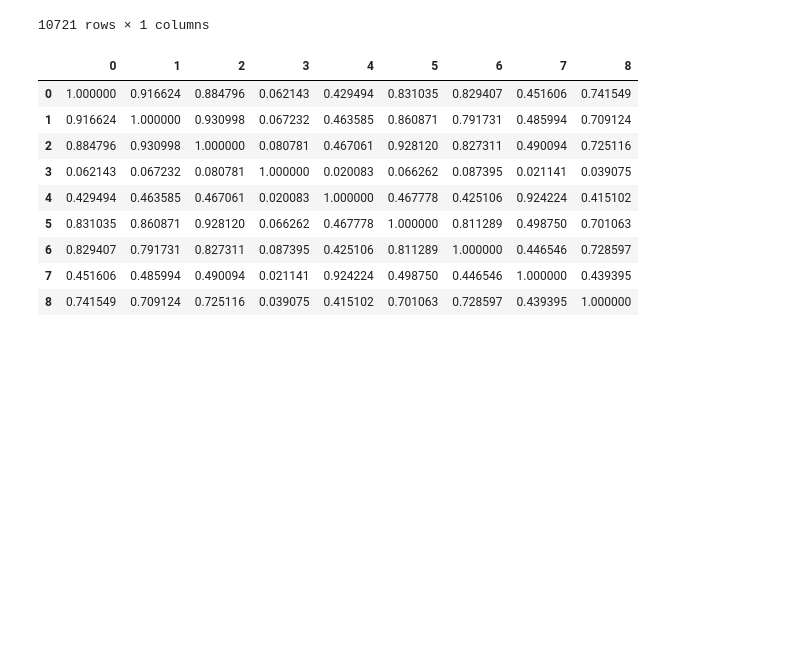
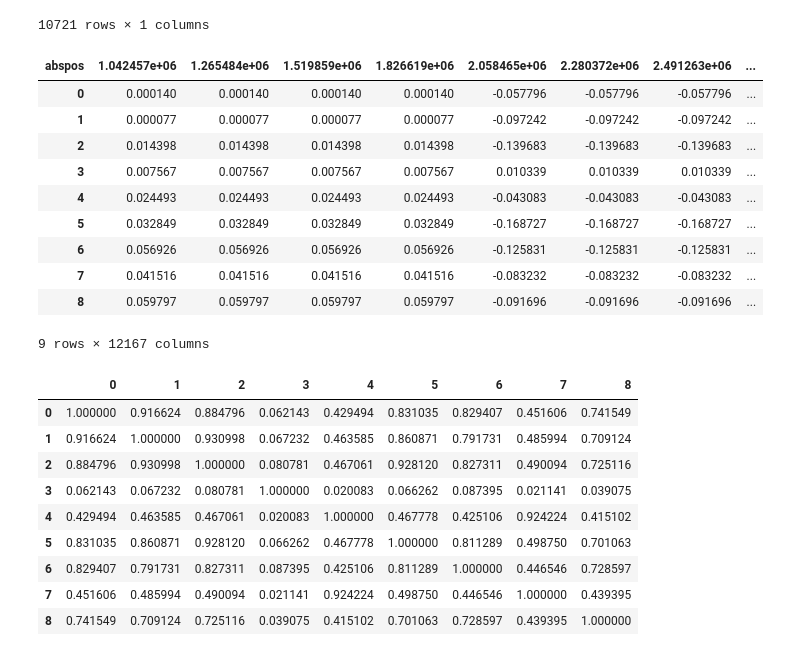
Before and after one commit to PMBio/spaceTree, a Jupyter notebook: notebooks/3_validation.ipynb, the cells around one changed output. Cells and saved outputs as stored; diff of their text form; code cells hidden in the pictures; blank space fills up the shorter version.

```diff
--- a/notebooks/3_validation.ipynb
+++ b/notebooks/3_validation.ipynb
@@ -65,6 +66,20 @@ for cl in range(len(set(clones))):
     sc_clone_size[cl] = len(idx)
 # %%
 cons_sc = pd.DataFrame(cons_sc, columns = rna_cna_small.columns)
+# %%
+cons_sc
+# %% [output]
+| abspos | 1.042457e+06 | 1.265484e+06 | 1.519859e+06 | 1.826619e+06 | 2.058465e+06 | 2.280372e+06 | 2.491263e+06 | ... |
+| 0 | 0.000140 | 0.000140 | 0.000140 | 0.000140 | -0.057796 | -0.057796 | -0.057796 | ... |
+| 1 | 0.000077 | 0.000077 | 0.000077 | 0.000077 | -0.097242 | -0.097242 | -0.097242 | ... |
+| 2 | 0.014398 | 0.014398 | 0.014398 | 0.014398 | -0.139683 | -0.139683 | -0.139683 | ... |
+| 3 | 0.007567 | 0.007567 | 0.007567 | 0.007567 | 0.010339 | 0.010339 | 0.010339 | ... |
+| 4 | 0.024493 | 0.024493 | 0.024493 | 0.024493 | -0.043083 | -0.043083 | -0.043083 | ... |
+| 5 | 0.032849 | 0.032849 | 0.032849 | 0.032849 | -0.168727 | -0.168727 | -0.168727 | ... |
+| 6 | 0.056926 | 0.056926 | 0.056926 | 0.056926 | -0.125831 | -0.125831 | -0.125831 | ... |
+| 7 | 0.041516 | 0.041516 | 0.041516 | 0.041516 | -0.083232 | -0.083232 | -0.083232 | ... |
+| 8 | 0.059797 | 0.059797 | 0.059797 | 0.059797 | -0.091696 | -0.091696 | -0.091696 | ... |
+9 rows × 12167 columns
 # %%
 corr_map = cons_sc.T.corr(method = "kendall")
 # %%
```
Also changed, not shown: parts of 6 cells of this notebook, 7 other files.
